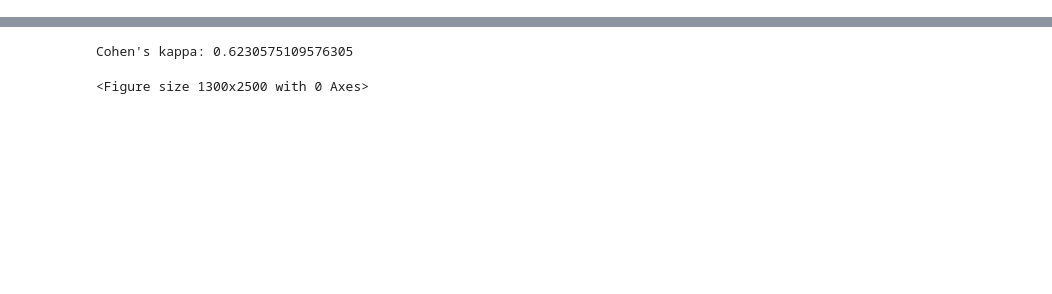
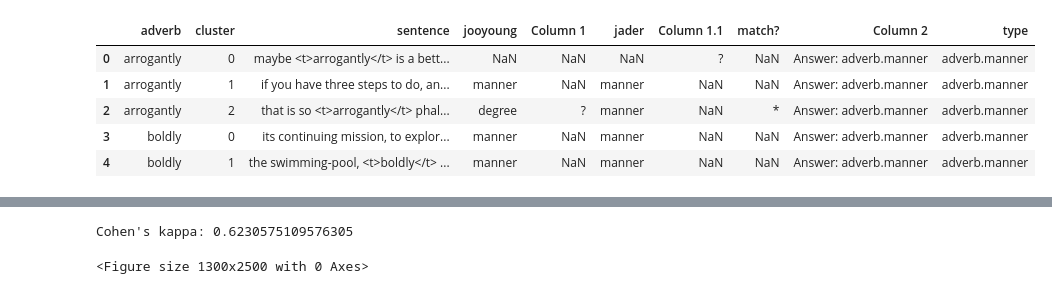
Before and after one commit to jylee1010/Adverb-pragmatic-class, a Jupyter notebook: agreement.ipynb, the cells around one changed output, grey strips where cells are left out. Drawn from its saved outputs; the diff is of its cells as text; code cells hidden in the pictures; blank space fills up the shorter version.

```diff
--- a/agreement.ipynb
+++ b/agreement.ipynb
@@ -8 +8,10 @@ data = pd.read_csv("adverb_annotations.csv")
+# %%
+data.head()
+# %% [output]
+|  | adverb | cluster | sentence | jooyoung | Column 1 | jader | Column 1.1 | match? | Column 2 | type |
+| 0 | arrogantly | 0 | maybe <t>arrogantly</t> is a bett... | NaN | NaN | NaN | ? | NaN | Answer: adverb.manner | adverb.manner |
+| 1 | arrogantly | 1 | if you have three steps to do, an... | manner | NaN | manner | NaN | NaN | Answer: adverb.manner | adverb.manner |
+| 2 | arrogantly | 2 | that is so <t>arrogantly</t> phal... | degree | ? | manner | NaN | * | Answer: adverb.manner | adverb.manner |
+| 3 | boldly | 0 | its continuing mission, to explor... | manner | NaN | manner | NaN | NaN | Answer: adverb.manner | adverb.manner |
+| 4 | boldly | 1 | the swimming-pool, <t>boldly</t> ... | manner | NaN | manner | NaN | NaN | Answer: adverb.manner | adverb.manner |
 # %%
```
Also changed, not shown: parts of 11 cells of this notebook, 5 other files.
